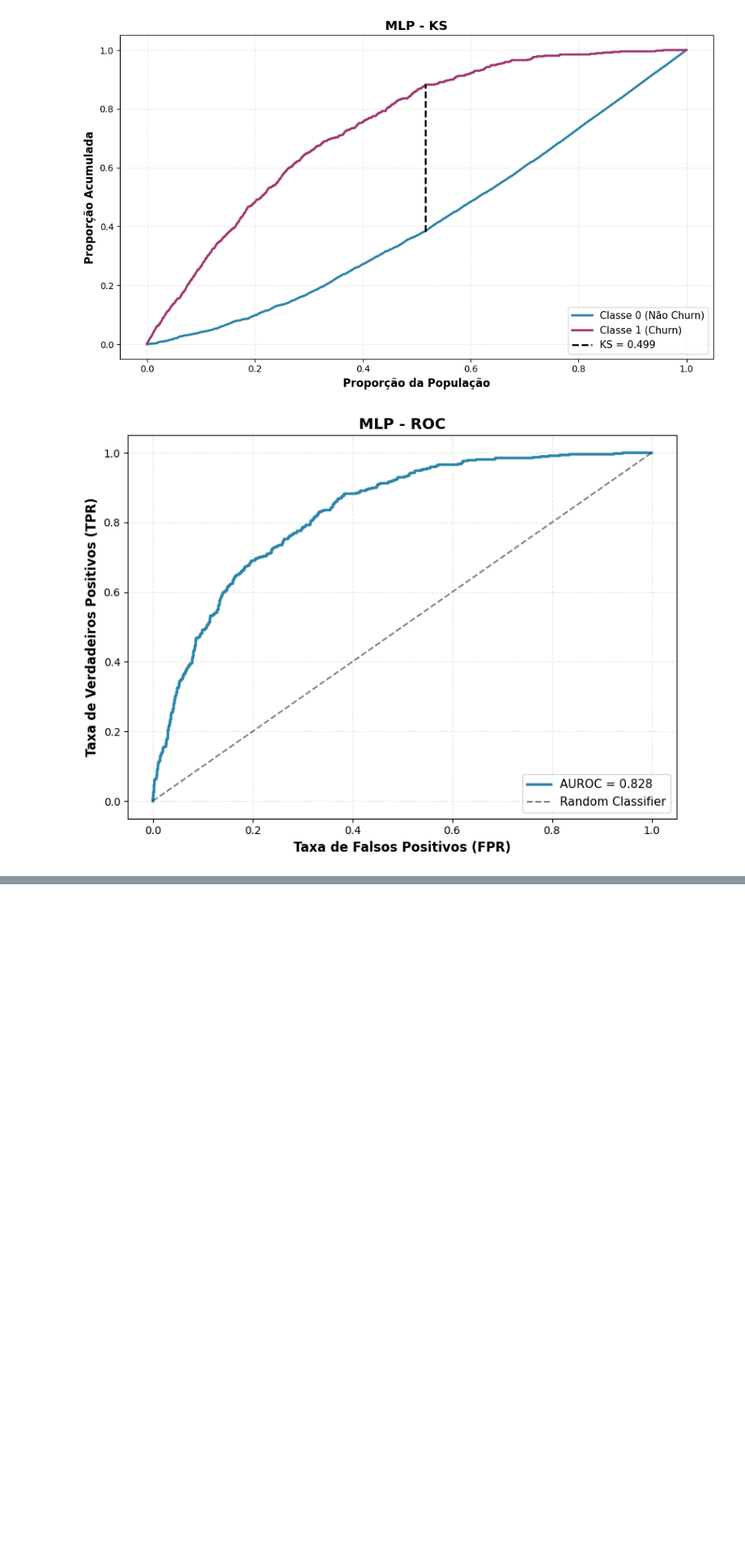
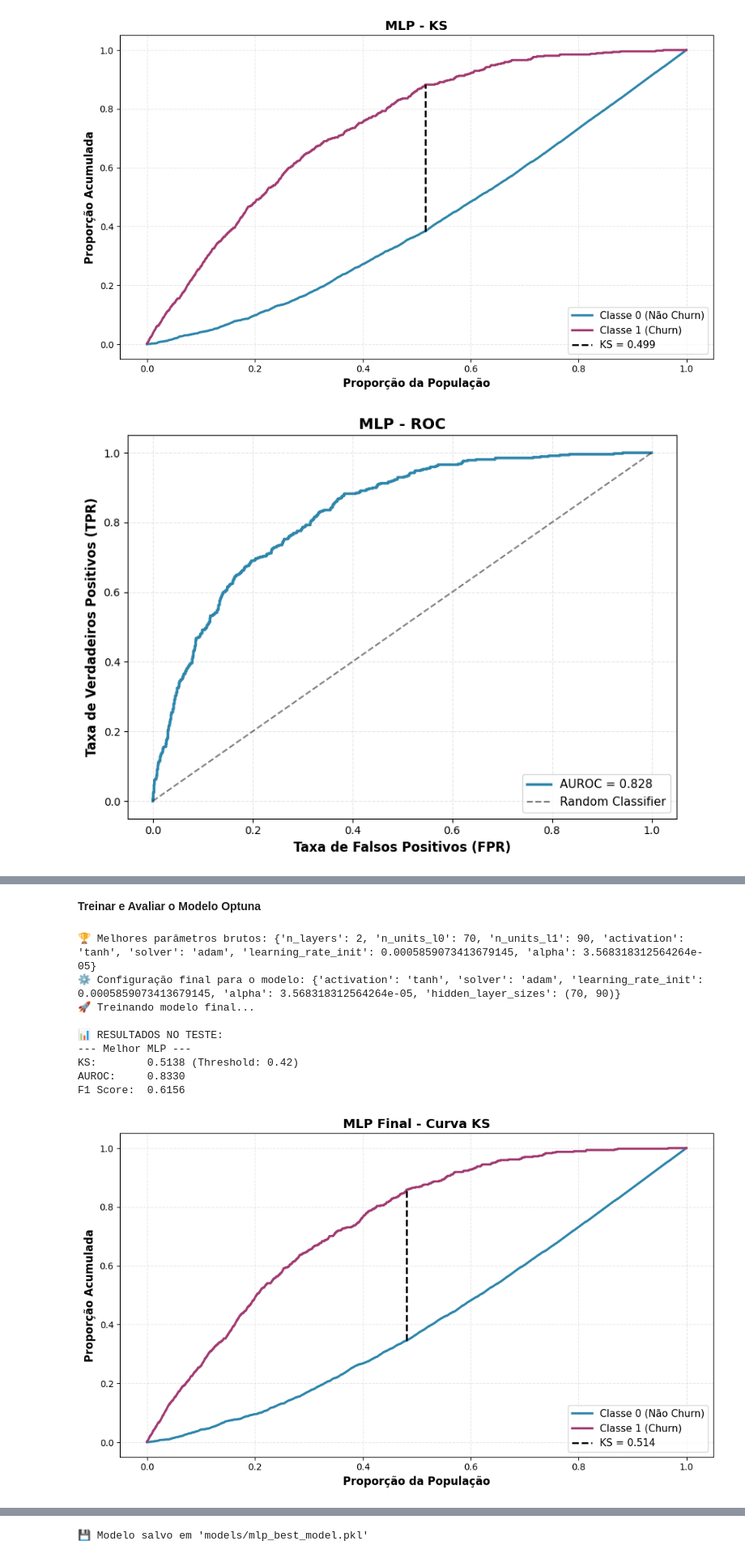
Before and after one commit to vggd18/telecom-churn-project, a Jupyter notebook: experiments/mlp.ipynb, the cells around one changed output, grey strips where cells are left out. Shown: that part at 81% size. Saved outputs shown, nothing was run; the diff lists cells and outputs as text; code cells hidden in the pictures; blank space fills up the shorter version.

```diff
--- a/experiments/mlp.ipynb
+++ b/experiments/mlp.ipynb
@@ -192,0 +278,66 @@ F1 Score:  0.5985
+# %% [markdown]
+**Treinar e Avaliar o Modelo Optuna**
+# %%
+# ==========================================
+# 6. Treinamento e Avaliação do Melhor Modelo (OPTUNA)
+# ==========================================
+import joblib
+
+# 1. Recuperar e formatar os melhores parâmetros do estudo
+best_params = study.best_params.copy()
+
+print(f"🏆 Melhores parâmetros brutos: {best_params}")
+
+# O Optuna salvou os neurônios como 'n_units_l0', 'n_units_l1'.
+# Precisamos converter isso para a tupla 'hidden_layer_sizes' que o sklearn aceita.
+n_layers = best_params.pop('n_layers')
+layers_list = []
+for i in range(n_layers):
+    key = f'n_units_l{i}'
+    layers_list.append(best_params.pop(key))
+
+# Adiciona a tupla formatada de volta aos parâmetros
+best_params['hidden_layer_sizes'] = tuple(layers_list)
+
+print(f"⚙️ Configuração final para o modelo: {best_params}")
+
+# 2. Instanciar o modelo final com essas configurações
+final_model = MLPModel(name="MLP_Best_Optuna")
+
+final_model.build(
+    max_iter=10000,        # Fixo conforme Slide 27
+    early_stopping=True,   # Fixo conforme Slide 24
+    n_iter_no_change=20,   # Fixo conforme Slide 24
+    **best_params          # Injeta: activation, solver, alpha, learning_rate, hidden_layer_sizes
+)
+
+# 3. Treinar
+print("🚀 Treinando modelo final...")
+final_model.train(X_train, y_train, X_val, y_val)
+
+# 4. Avaliar no conjunto de TESTE (nunca visto pelo Optuna)
+# O Slide 9 diz: "Nenhuma informação do conjunto de teste pode interferir"
+y_pred_test = final_model.predict_proba(X_test)[:, 1]
+metrics_test = calculate_all_metrics(y_test, y_pred_test)
+
+print("\n📊 RESULTADOS NO TESTE:")
+print_metrics("Melhor MLP", metrics_test)
+
+# 5. Gerar Gráficos Obrigatórios (Slides 16 e 21)
+plot_ks_statistic(y_test, y_pred_test, title="MLP Final - Curva KS")
+plot_roc_curve(y_test, y_pred_test, title="MLP Final - Curva ROC")
+
+# 6. Salvar o modelo (opcional, mas recomendado)
+final_model.save("models/mlp_best_model.pkl")
+print("\n💾 Modelo salvo em 'models/mlp_best_model.pkl'")
+# %% [output]
+🏆 Melhores parâmetros brutos: {'n_layers': 2, 'n_units_l0': 70, 'n_units_l1': 90, 'activation': 'tanh', 'solver': 'adam', 'learning_rate_init': 0.0005859073413679145, 'alpha': 3.568318312564264e-05}
+⚙️ Configuração final para o modelo: {'activation': 'tanh', 'solver': 'adam', 'learning_rate_init': 0.0005859073413679145, 'alpha': 3.568318312564264e-05, 'hidden_layer_sizes': (70, 90)}
+🚀 Treinando modelo final...
+
+📊 RESULTADOS NO TESTE:
+--- Melhor MLP ---
+KS:        0.5138 (Threshold: 0.42)
+AUROC:     0.8330
+F1 Score:  0.6156
+[figure, added]
@@ -192,0 +345 @@ F1 Score:  0.5985
+💾 Modelo salvo em 'models/mlp_best_model.pkl'
```
Also changed, not shown: parts of 10 cells of this notebook.
